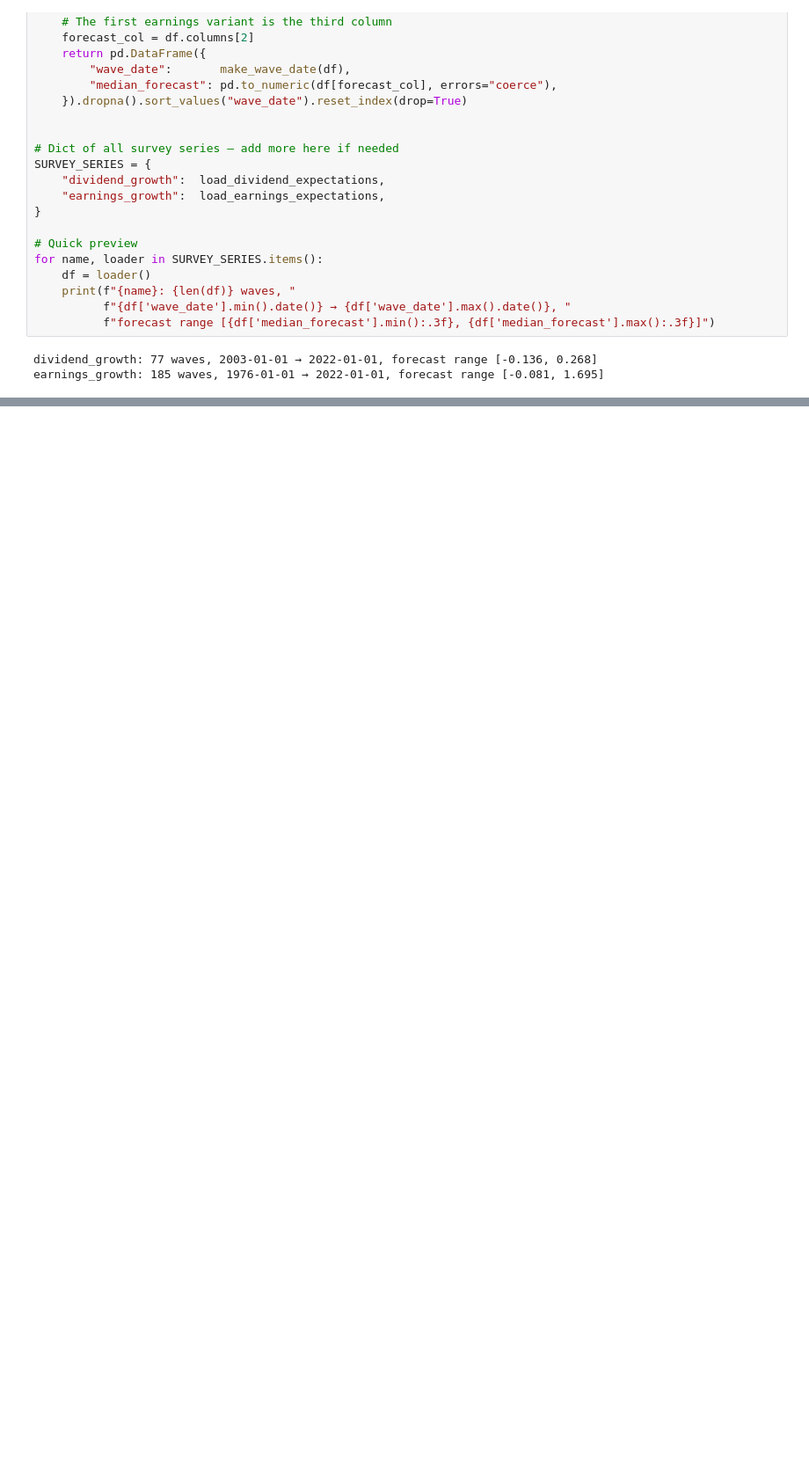
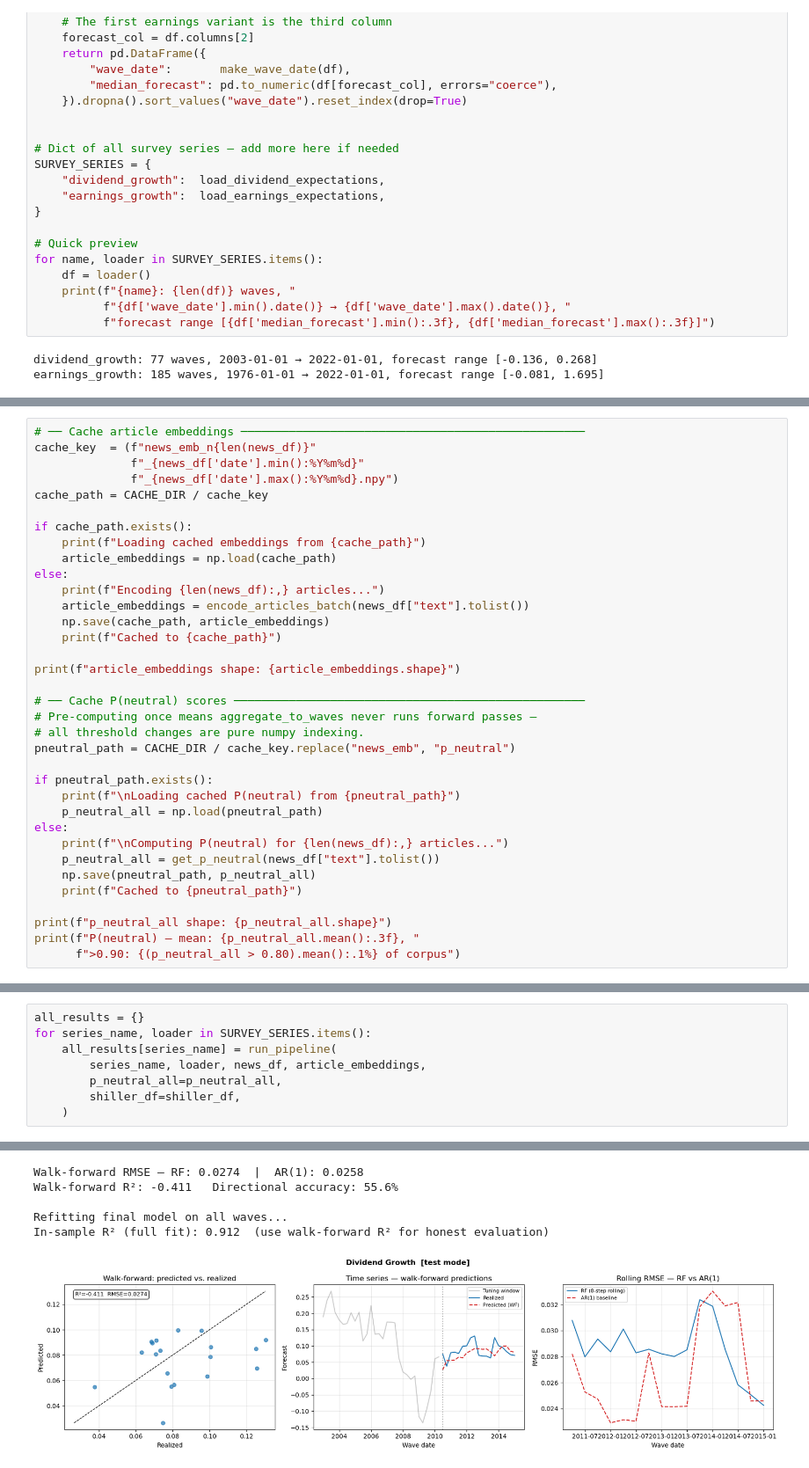
Before and after one commit to aaronH45/News-Predictions, a Jupyter notebook: news_encoder_pipeline.ipynb, the cells around one changed output, grey strips where cells are left out. Shown at 88% size. Drawn from its saved outputs; the diff is of its cells as text; blank space fills up the shorter version.

```diff
--- a/news_encoder_pipeline.ipynb
+++ b/news_encoder_pipeline.ipynb
@@ -1515,0 +455,35 @@ the full period so the calibration results above are your extrapolation.
+# %%
+# ── Cache article embeddings ──────────────────────────────────────────────────
+cache_key  = (f"news_emb_n{len(news_df)}"
+              f"_{news_df['date'].min():%Y%m%d}"
+              f"_{news_df['date'].max():%Y%m%d}.npy")
+cache_path = CACHE_DIR / cache_key
+
+if cache_path.exists():
+    print(f"Loading cached embeddings from {cache_path}")
+    article_embeddings = np.load(cache_path)
+else:
+    print(f"Encoding {len(news_df):,} articles...")
+    article_embeddings = encode_articles_batch(news_df["text"].tolist())
+    np.save(cache_path, article_embeddings)
+    print(f"Cached to {cache_path}")
+
+print(f"article_embeddings shape: {article_embeddings.shape}")
+
+# ── Cache P(neutral) scores ───────────────────────────────────────────────────
+# Pre-computing once means aggregate_to_waves never runs forward passes —
+# all threshold changes are pure numpy indexing.
+pneutral_path = CACHE_DIR / cache_key.replace("news_emb", "p_neutral")
+
+if pneutral_path.exists():
+    print(f"\nLoading cached P(neutral) from {pneutral_path}")
+    p_neutral_all = np.load(pneutral_path)
+else:
+    print(f"\nComputing P(neutral) for {len(news_df):,} articles...")
+    p_neutral_all = get_p_neutral(news_df["text"].tolist())
+    np.save(pneutral_path, p_neutral_all)
+    print(f"Cached to {pneutral_path}")
+
+print(f"p_neutral_all shape: {p_neutral_all.shape}")
+print(f"P(neutral) — mean: {p_neutral_all.mean():.3f}, "
+      f">0.90: {(p_neutral_all > 0.80).mean():.1%} of corpus")
@@ -1515,0 +844,9 @@ the full period so the calibration results above are your extrapolation.
+# %%
+all_results = {}
+for series_name, loader in SURVEY_SERIES.items():
+    all_results[series_name] = run_pipeline(
+        series_name, loader, news_df, article_embeddings,
+        p_neutral_all=p_neutral_all,
+        shiller_df=shiller_df,
+    )
+# %% [output]
@@ -1515,0 +863,6 @@ the full period so the calibration results above are your extrapolation.
+Walk-forward RMSE — RF: 0.0274  |  AR(1): 0.0258
+Walk-forward R²: -0.411   Directional accuracy: 55.6%
+
+Refitting final model on all waves...
+In-sample R² (full fit): 0.912  (use walk-forward R² for honest evaluation)
+[figure, added]
```
Also changed, not shown: parts of 46 cells of this notebook, 1 other file.
